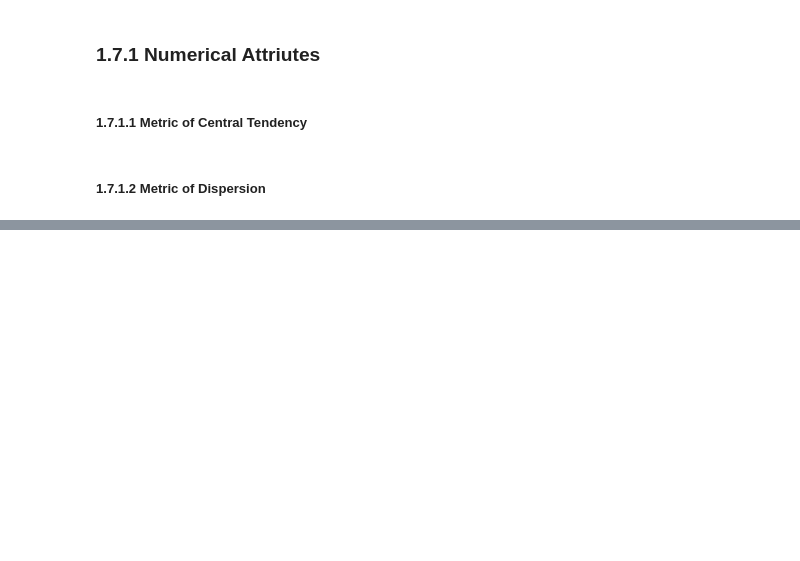
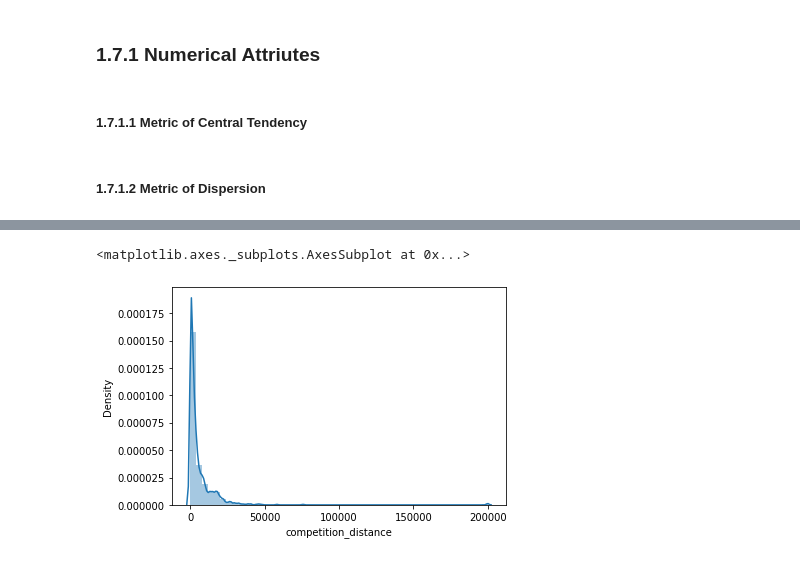
Before and after one commit to miguelzeph/curso_ds_em_producao, a Jupyter notebook: m02_v01_store_sales_prediction.ipynb, the cells around one changed output, grey strips where cells are left out. Saved outputs shown, nothing was run; the diff lists cells and outputs as text; code cells hidden in the pictures; blank space fills up the shorter version.

```diff
--- a/m02_v01_store_sales_prediction.ipynb
+++ b/m02_v01_store_sales_prediction.ipynb
@@ -361,0 +379,12 @@ m
+# %%
+# COMPETITION_DISTANCE
+# - veja que a Skew está em 10... que significa que provavelmente tem um grande deslocamento nesta distribuição normal.
+# - A uma Kurtosis gigantescac de 147... Logo deve ter dado um pico gigantesco
+
+# Só de olhar a Skew e Kurtosis, parece que temos uma distribuição de Poisson... logo existe uma concentração muito alta
+# de valores no começo.
+
+sns.distplot(df1['competition_distance'])
+# %% [output]
+<matplotlib.axes._subplots.AxesSubplot at 0x...>
+[figure, added]
```
Also changed, not shown: parts of 10 cells of this notebook.
